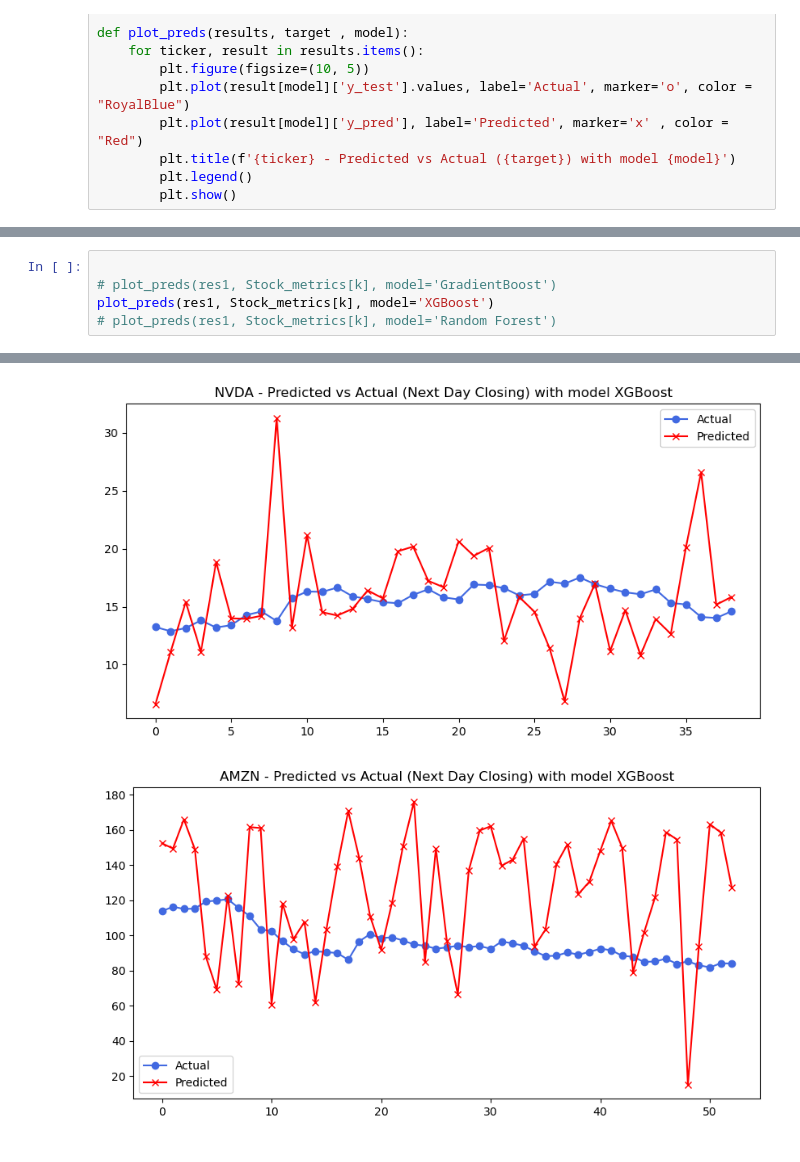
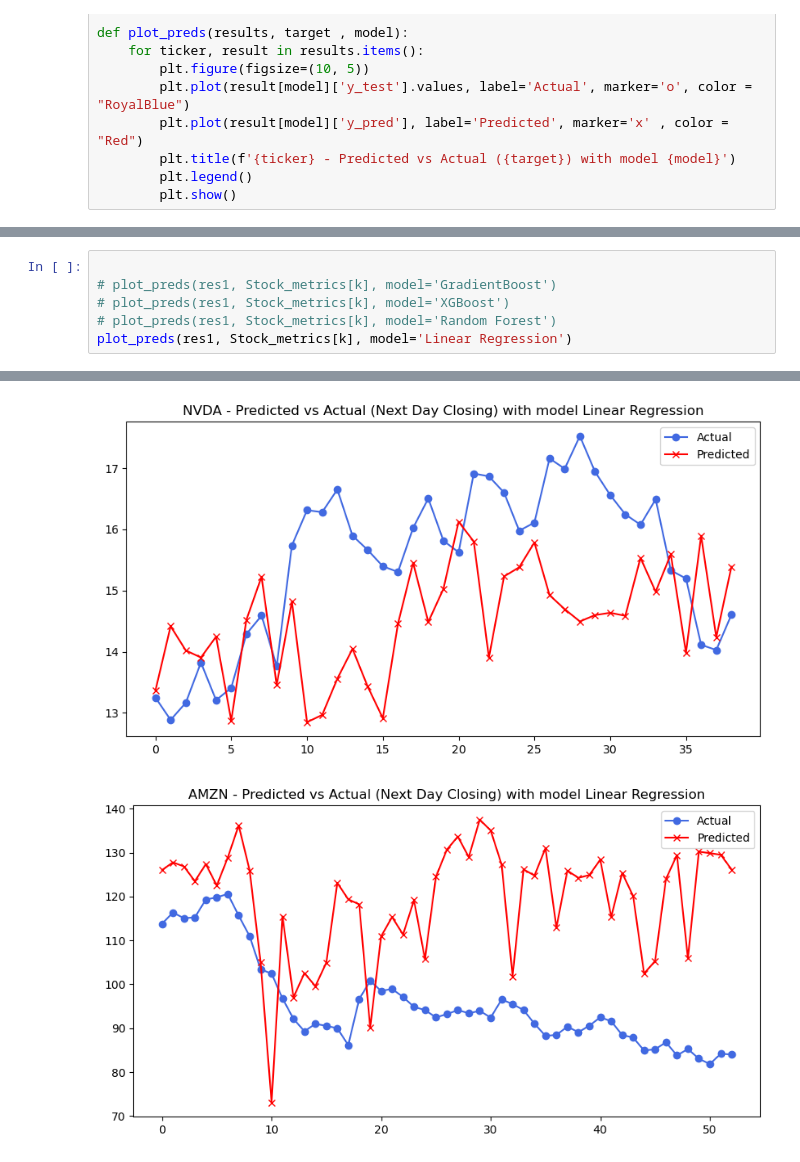
Before and after one commit to rishabhtyagi989/SIGNS_2024, a Jupyter notebook: stock_price_pred_xgb.ipynb, the cells around one changed output, grey strips where cells are left out. Drawn from its saved outputs; the diff is of its cells as text.

```diff
--- a/stock_price_pred_xgb.ipynb
+++ b/stock_price_pred_xgb.ipynb
@@ -443,6 +453,7 @@ AAPL - Metrics : Next Day Closing - Model: XGBoost - MSE: 713.8394
 # %%
 
 # plot_preds(res1, Stock_metrics[k], model='GradientBoost')
-plot_preds(res1, Stock_metrics[k], model='XGBoost')
+# plot_preds(res1, Stock_metrics[k], model='XGBoost')
 # plot_preds(res1, Stock_metrics[k], model='Random Forest')
+plot_preds(res1, Stock_metrics[k], model='Linear Regression')
 # %% [output]
@@ -451,2 +462,2 @@ plot_preds(res1, Stock_metrics[k], model='XGBoost')
-[figure, old version]
+[figure, new version]
-[figure, old version]
+[figure, new version]
```
Also changed, not shown: parts of 5 cells of this notebook.
